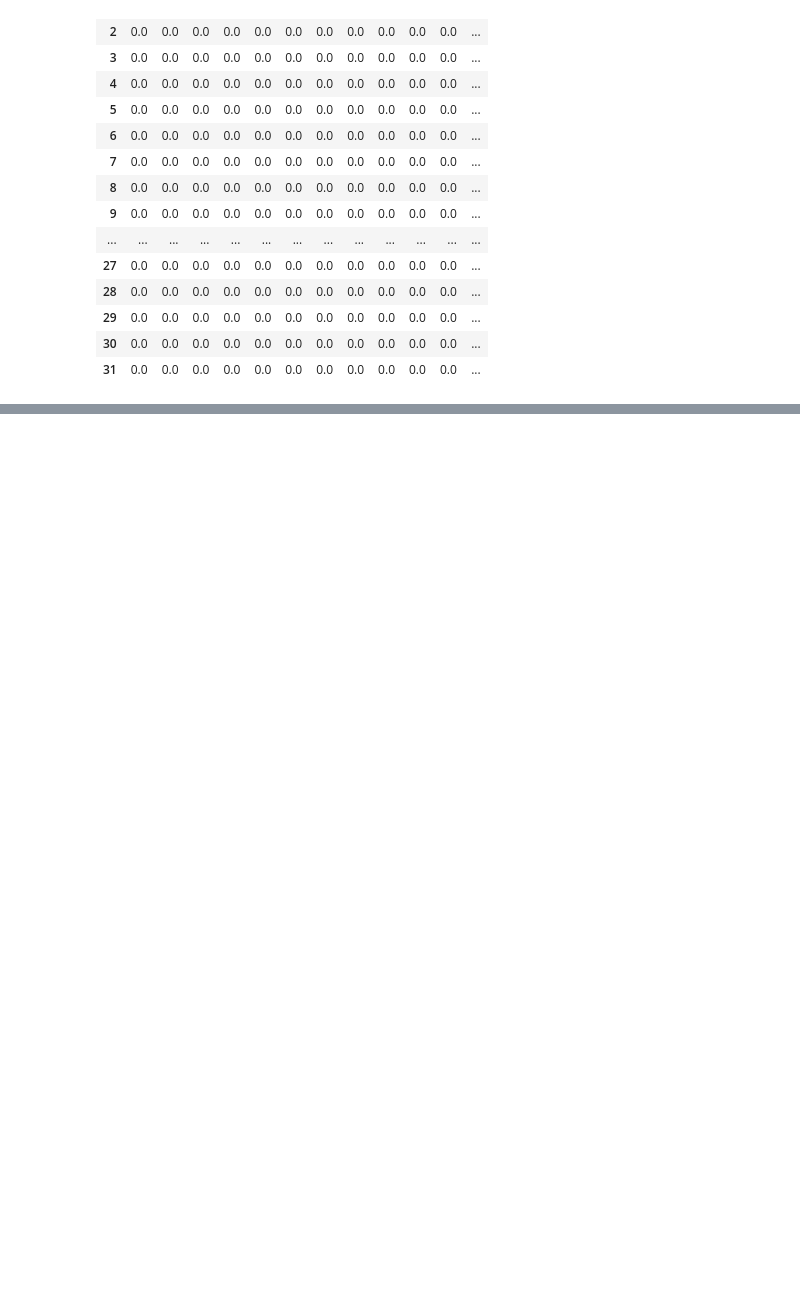
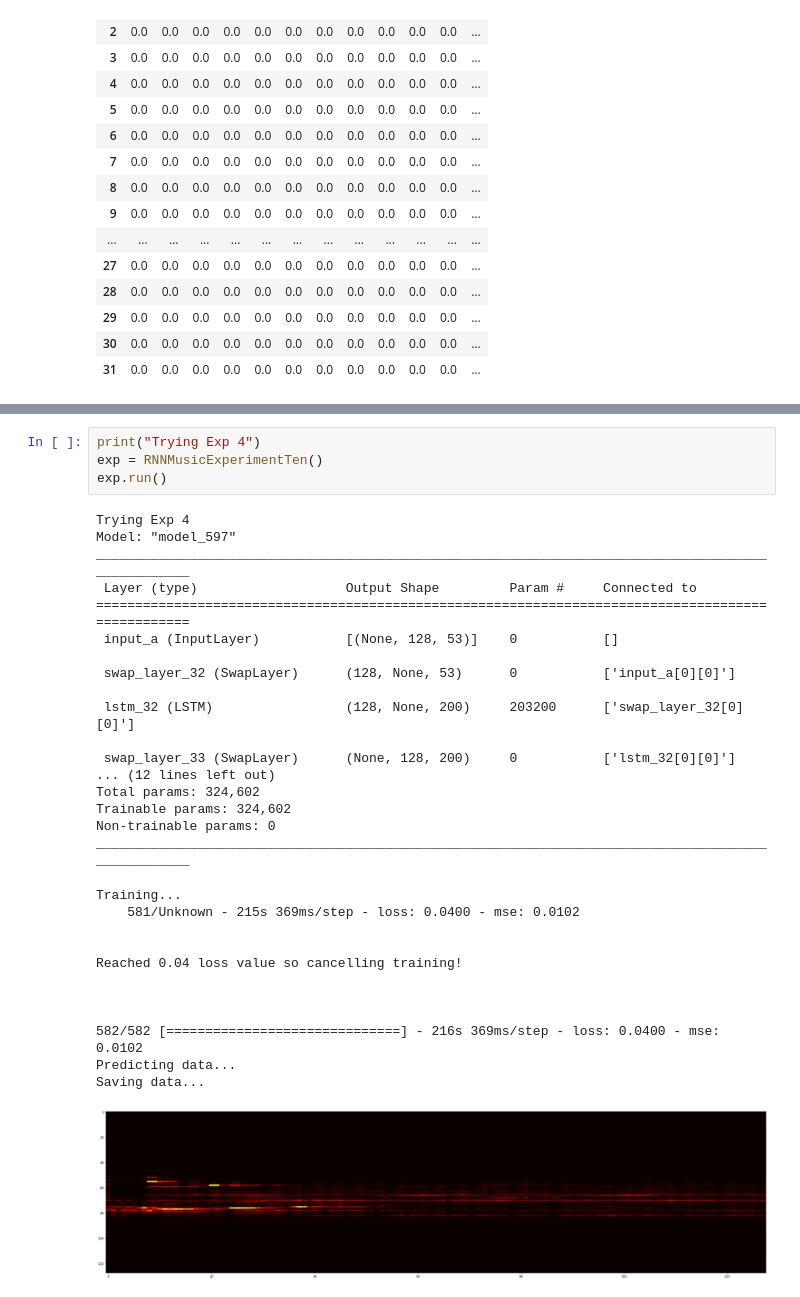
Before and after one commit to Trevor16gordon/music_generation_rnn, a Jupyter notebook: extended-rnn.ipynb, the cells around one changed output, grey strips where cells are left out. Cells and saved outputs as stored; diff of their text form; blank space fills up the shorter version.

```diff
--- a/extended-rnn.ipynb
+++ b/extended-rnn.ipynb
@@ -589,0 +570,34 @@ pd.DataFrame(outputs_joined)
+# %%
+print("Trying Exp 4")
+exp = RNNMusicExperimentTen()
+exp.run()
+# %% [output]
+Trying Exp 4
+Model: "model_597"
+__________________________________________________________________________________________________
+ Layer (type)                   Output Shape         Param #     Connected to
+==================================================================================================
+ input_a (InputLayer)           [(None, 128, 53)]    0           []
+
+ swap_layer_32 (SwapLayer)      (128, None, 53)      0           ['input_a[0][0]']
+
+ lstm_32 (LSTM)                 (128, None, 200)     203200      ['swap_layer_32[0][0]']
+
+ swap_layer_33 (SwapLayer)      (None, 128, 200)     0           ['lstm_32[0][0]']
+... (12 lines left out)
+Total params: 324,602
+Trainable params: 324,602
+Non-trainable params: 0
+__________________________________________________________________________________________________
+Training...
+    581/Unknown - 215s 369ms/step - loss: 0.0400 - mse: 0.0102
+
+
+Reached 0.04 loss value so cancelling training!
+
+
+
+582/582 [==============================] - 216s 369ms/step - loss: 0.0400 - mse: 0.0102
+Predicting data...
+Saving data...
+[figure, added]
```
Also changed, not shown: parts of 35 cells of this notebook, 1 other file.
